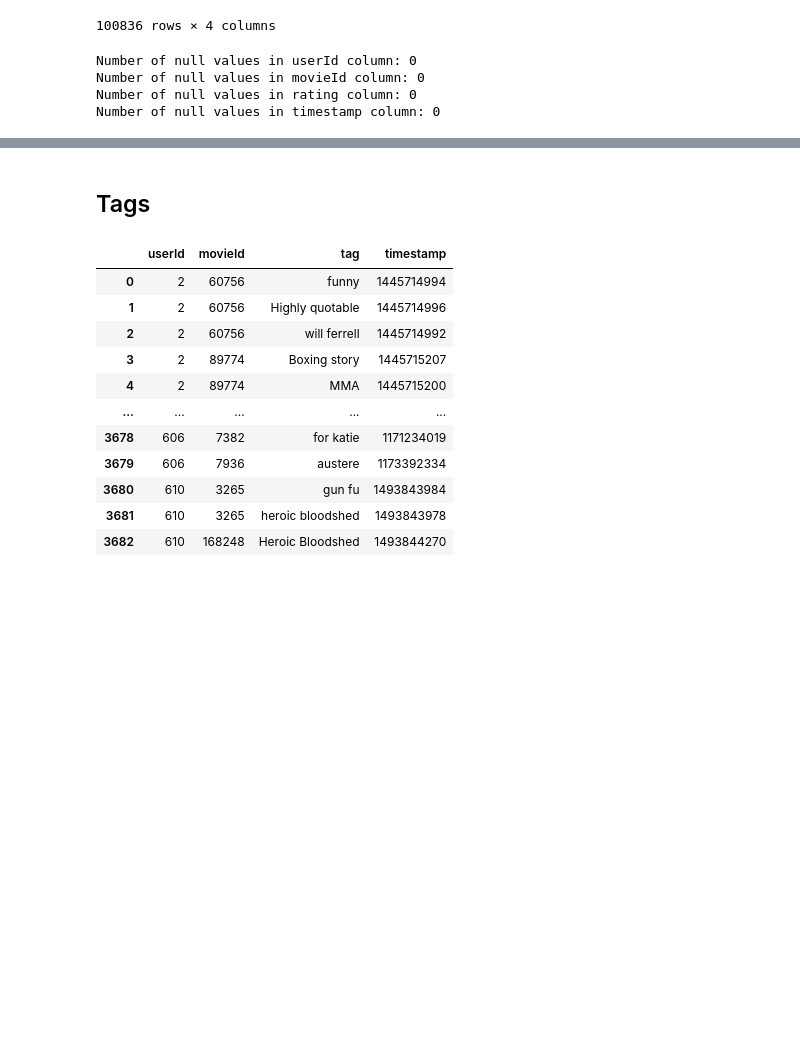
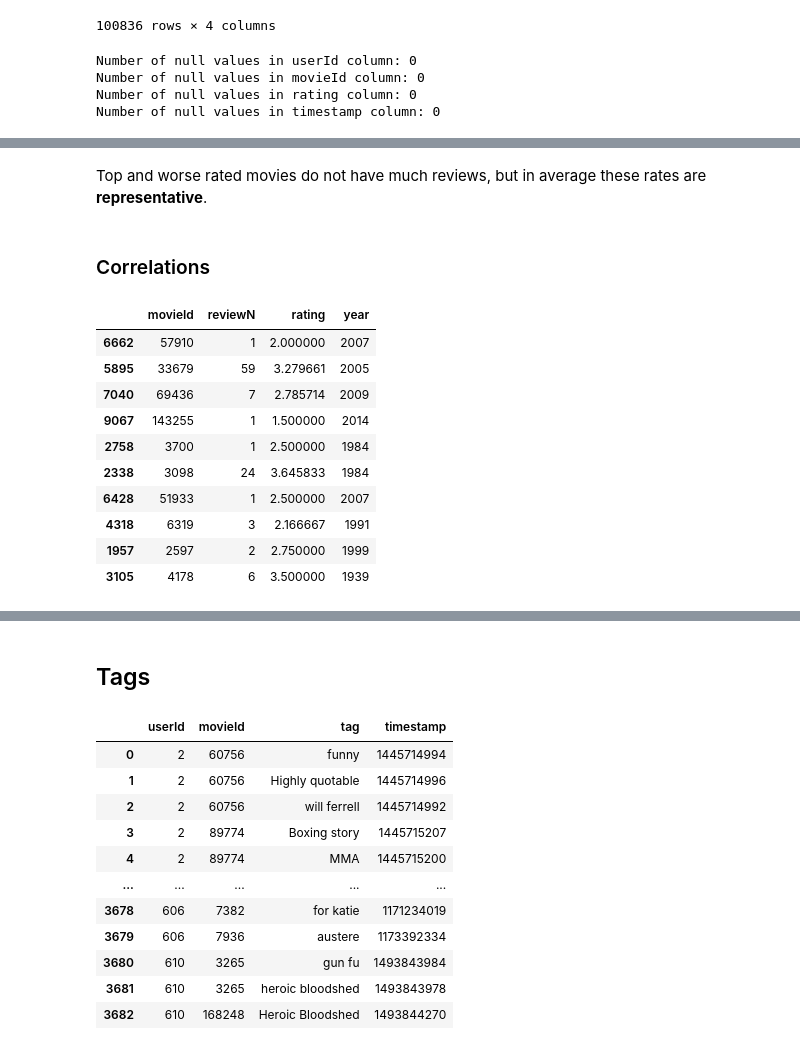
Before and after one commit to SmirnovAlexander/MoviesRecommendation, a Jupyter notebook: EDA.ipynb, the cells around one changed output, grey strips where cells are left out. Drawn from its saved outputs; the diff is of its cells as text; code cells hidden in the pictures; blank space fills up the shorter version.

```diff
--- a/EDA.ipynb
+++ b/EDA.ipynb
@@ -302,0 +372,23 @@ plt.show()
+# %%
+print("Average rating:\n{:.2f}\n".format(sum(ratings["rating"]) / len(ratings["rating"])))
+
+movies_ratings = {}
+unreviewed_movies = []
+movies_ids = movies["movieId"]
+movies_reviewed_rate = ratings["movieId"]
+ratings_marks = ratings["rating"]
+
+
+for i, movie_id_reviewed in enumerate(movies_reviewed_rate):
+    if movie_id_reviewed in movies_ratings:
+        movies_ratings[movie_id_reviewed] = [movies_ratings[movie_id_reviewed][0] + ratings_marks[i], movies_ratings[movie_id_reviewed][1] + 1]
+    else:
+        movies_ratings[movie_id_reviewed] = [ratings_marks[i], 1]
+
+
+movies_ratings = {k: v[0]/v[1] for k, v in movies_ratings.items()}
+movies_ratings = {k: v for k, v in sorted(movies_ratings.items(), key=lambda item: item[1], reverse=True)}
+
+print("Top rated movies:\n{}\n".format(list(movies_ratings.items())[:5]))
+print("Worst rated movies:\n{}\n".format(list(movies_ratings.items())[-5:]))
+print("Movies in the middle:\n{}\n".format(list(movies_ratings.items())[5000:5005]))
@@ -302,0 +407,4 @@ plt.show()
+# %% [markdown]
+Top and worse rated movies do not have much reviews, but in average these rates are **representative**.
+# %% [markdown]
+### Correlations
@@ -302,0 +424,16 @@ plt.show()
+# %%
+movies_df = pd.DataFrame(list(zip(movies_ids, movies_reviewed_final, movies_ratings_final, years_cutted)),
+               columns =['movieId', 'reviewN', "rating", "year"])
+display(movies_df.sample(10))
+# %% [output]
+|  | movieId | reviewN | rating | year |
+| 6662 | 57910 | 1 | 2.000000 | 2007 |
+| 5895 | 33679 | 59 | 3.279661 | 2005 |
+| 7040 | 69436 | 7 | 2.785714 | 2009 |
+| 9067 | 143255 | 1 | 1.500000 | 2014 |
+| 2758 | 3700 | 1 | 2.500000 | 1984 |
+| 2338 | 3098 | 24 | 3.645833 | 1984 |
+| 6428 | 51933 | 1 | 2.500000 | 2007 |
+| 4318 | 6319 | 3 | 2.166667 | 1991 |
+| 1957 | 2597 | 2 | 2.750000 | 1999 |
+| 3105 | 4178 | 6 | 3.500000 | 1939 |
```
Also changed, not shown: parts of 17 cells of this notebook.
